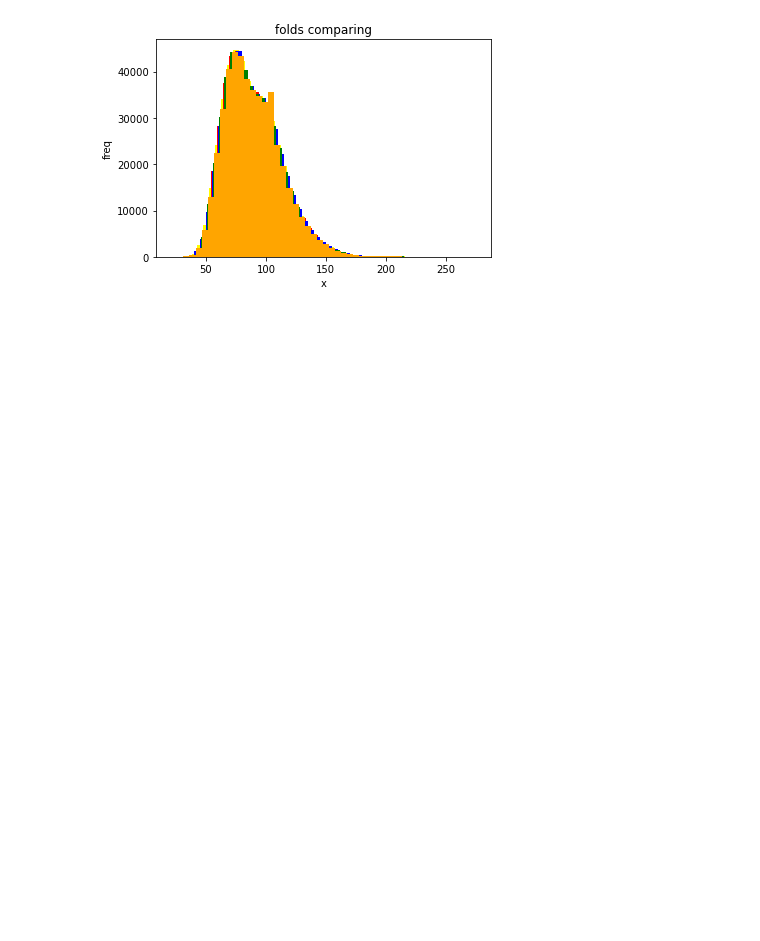
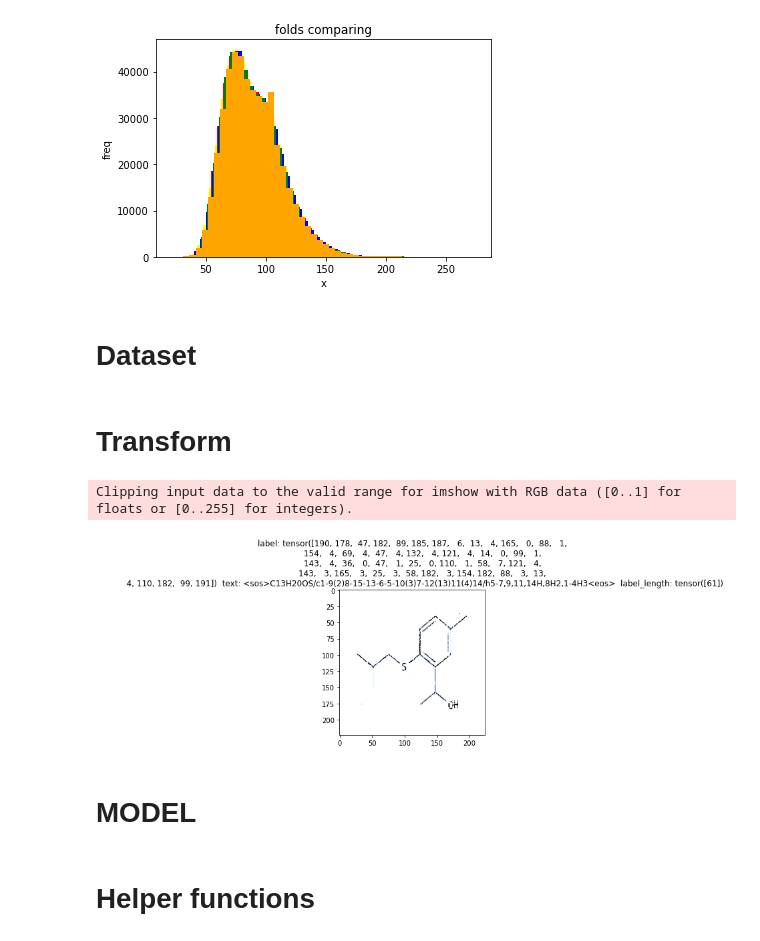
Before and after one commit to ShinAnase/BMS_MolTrans, a Jupyter notebook: EDA_learn.ipynb, the cells around one changed output. Saved outputs shown, nothing was run; the diff lists cells and outputs as text; code cells hidden in the pictures; blank space fills up the shorter version.

```diff
--- a/EDA_learn.ipynb
+++ b/EDA_learn.ipynb
@@ -286,4 +286,4 @@ fig.show()
 # %% [output]
 [figure]
 # %% [markdown]
-##
+# Dataset
@@ -289,0 +347,40 @@ fig.show()
+# %% [markdown]
+# Transform
+# %%
+def get_transforms(*, data):
+
+    if data == 'train':
+        return Compose([
+            Resize(CFG.size, CFG.size),
+            Normalize(
+                mean=[0.485, 0.456, 0.406],
+                std=[0.229, 0.224, 0.225],
+            ),
+            ToTensorV2(),
+        ])
+
+    elif data == 'valid':
+        return Compose([
+            Resize(CFG.size, CFG.size),
+            Normalize(
+                mean=[0.485, 0.456, 0.406],
+                std=[0.229, 0.224, 0.225],
+            ),
+            ToTensorV2(),
+        ])
+# %%
+from matplotlib import pyplot as plt
+
+train_dataset = TrainDataset(train, tokenizer, transform=get_transforms(data='train'))
+
+for i in range(1):
+    image, label, label_length = train_dataset[i]
+    text = tokenizer.sequence_to_text(label.numpy())
+    plt.imshow(image.transpose(0, 1).transpose(1, 2))
+    plt.title(f'label: {label}  text: {text}  label_length: {label_length}')
+    plt.show()
+# %% [output]
+Clipping input data to the valid range for imshow with RGB data ([0..1] for floats or [0..255] for integers).
+[figure, added]
+# %% [markdown]
+# MODEL
@@ -289,0 +542,2 @@ fig.show()
+# %% [markdown]
+# Helper functions
```
Also changed, not shown: parts of 11 cells of this notebook.
